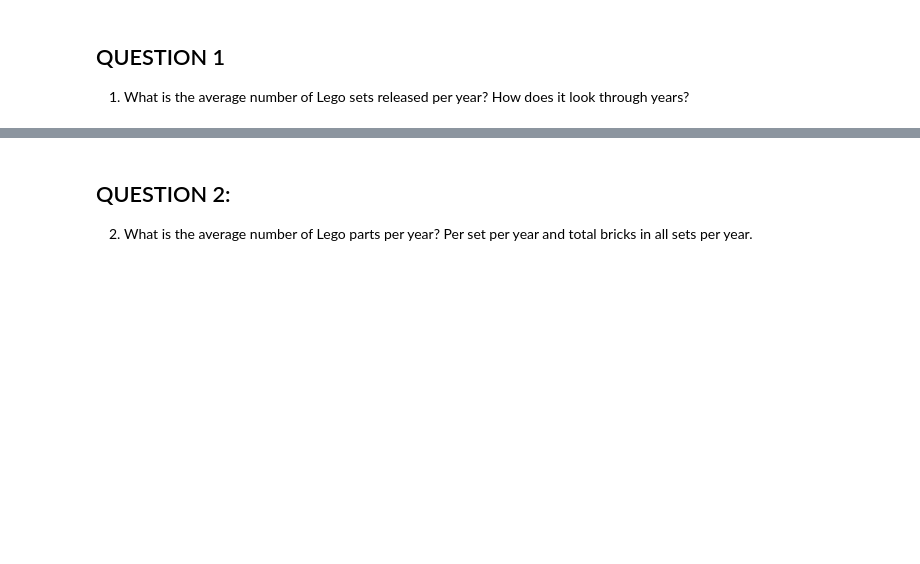
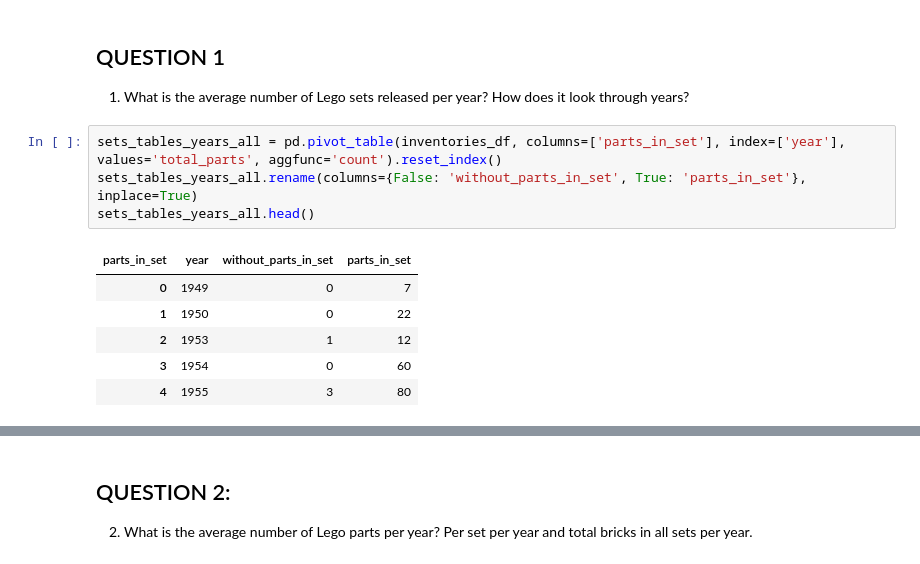
Before and after one commit to katarzynaadamczyk/data_analysis, a Jupyter notebook: lego_bricks/lego_analysis_prepare_dataframes.ipynb, the cells around one changed output, grey strips where cells are left out. Cells and saved outputs as stored; diff of their text form; blank space fills up the shorter version.

```diff
--- a/lego_bricks/lego_analysis_prepare_dataframes.ipynb
+++ b/lego_bricks/lego_analysis_prepare_dataframes.ipynb
@@ -736,6 +742,17 @@ I checked also others and it is correct that some sets do not contain any parts
 # %% [markdown]
 ## QUESTION 1
 1. What is the average number of Lego sets released per year? How does it look through years?
+# %%
+sets_tables_years_all = pd.pivot_table(inventories_df, columns=['parts_in_set'], index=['year'], values='total_parts', aggfunc='count').reset_index()
+sets_tables_years_all.rename(columns={False: 'without_parts_in_set', True: 'parts_in_set'}, inplace=True)
+sets_tables_years_all.head()
+# %% [output]
+| parts_in_set | year | without_parts_in_set | parts_in_set |
+| 0 | 1949 | 0 | 7 |
+| 1 | 1950 | 0 | 22 |
+| 2 | 1953 | 1 | 12 |
+| 3 | 1954 | 0 | 60 |
+| 4 | 1955 | 3 | 80 |
 # %%
 # how it looks with sets that do not have any parts
 ax = sns.set_style(style=None)
```
Also changed, not shown: parts of 11 cells of this notebook.
